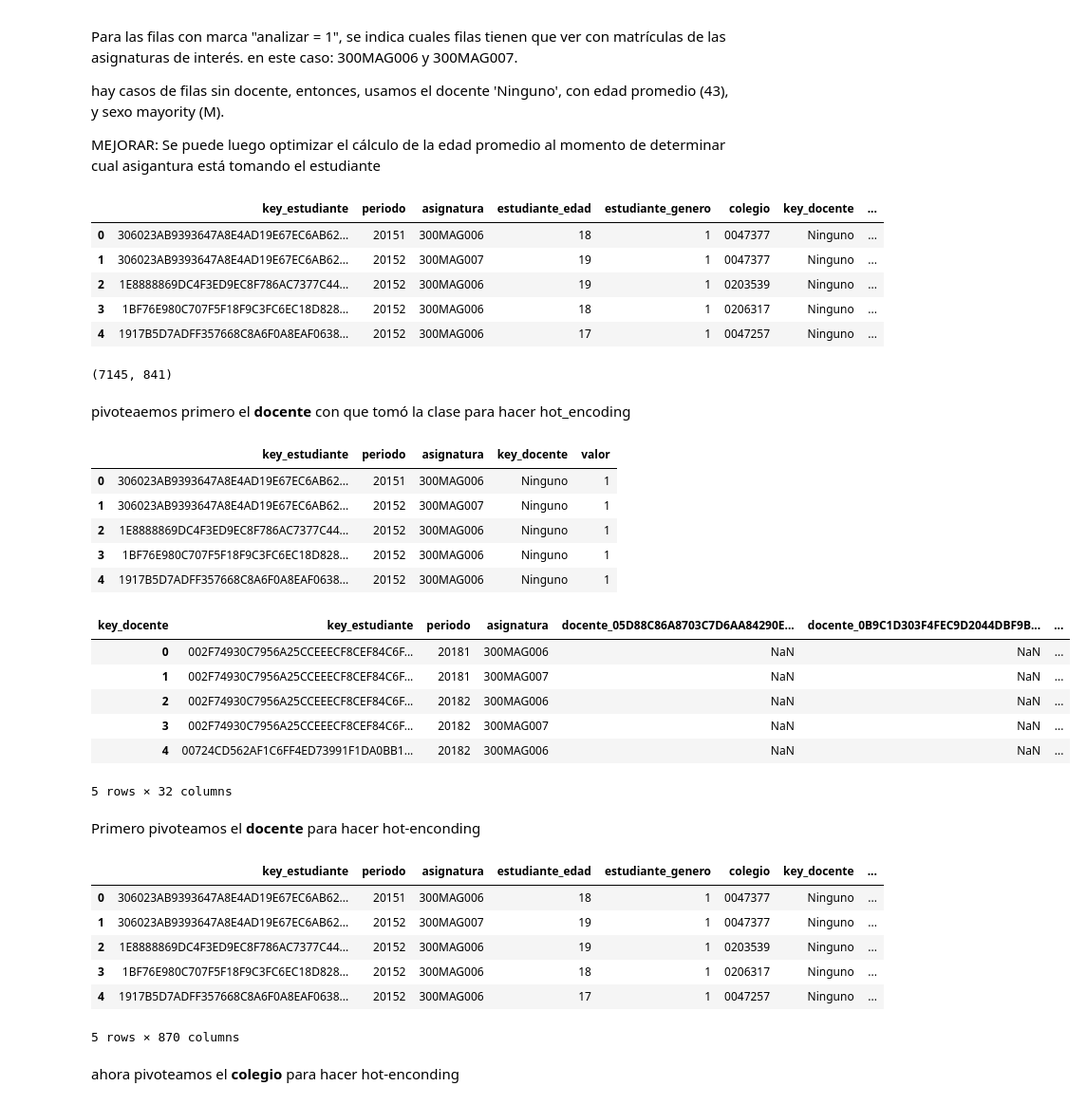
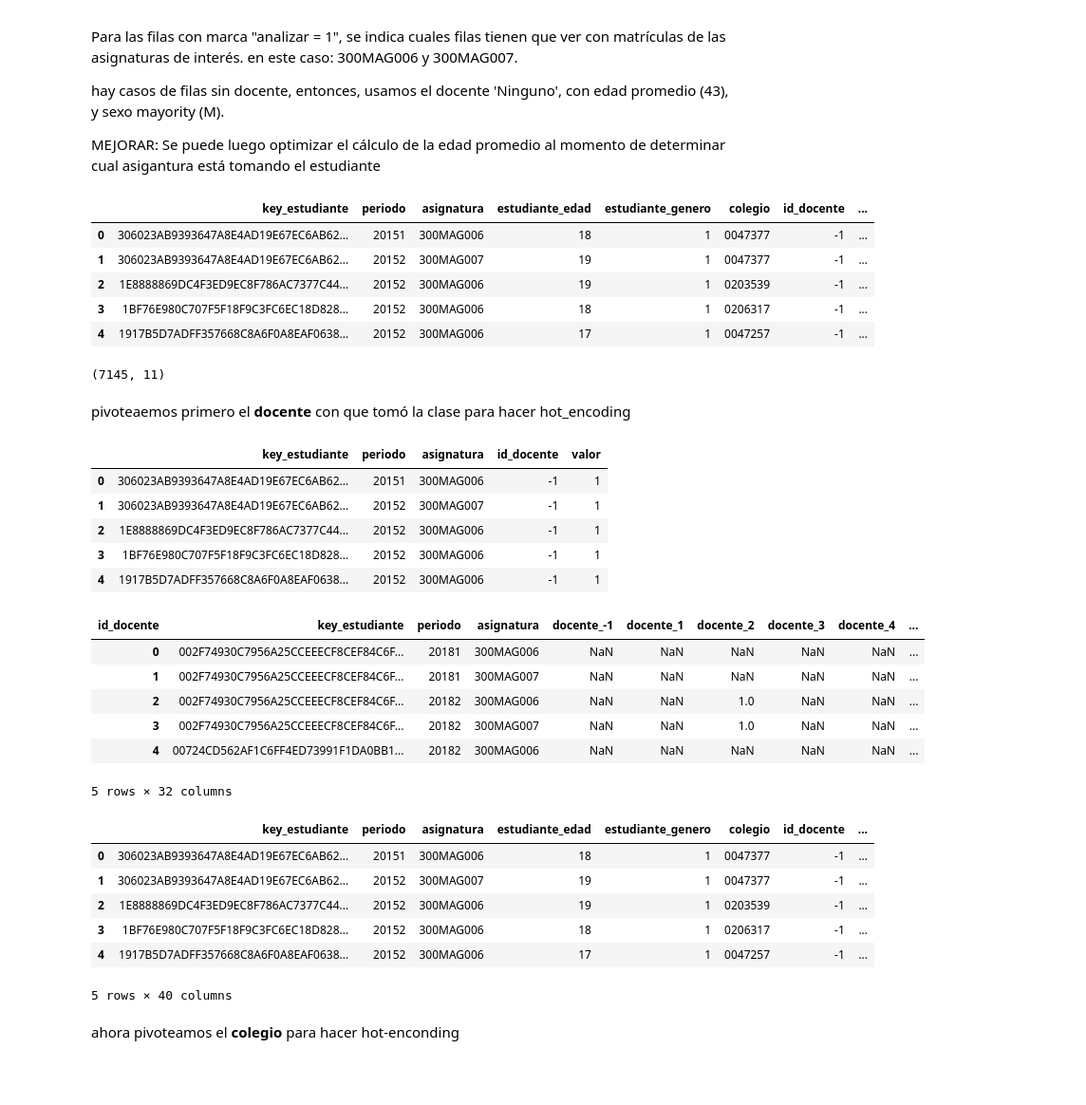
Before and after one commit to jaimereinoso2/pg2, a Jupyter notebook: prepararDATOS.ipynb, the cells around one changed output. Shown: that part at 95% size. Saved outputs shown, nothing was run; the diff lists cells and outputs as text; code cells hidden in the pictures; blank space fills up the shorter version.

Commit message:
terminé todas las transformaciones e inicié a crear DATOS_LIMPIOS

```diff
--- a/prepararDATOS.ipynb
+++ b/prepararDATOS.ipynb
@@ -74,7 +74,7 @@ query = """
     SELECT  ma.key_estudiante, ma.periodo, ma.asignatura,
 		TIMESTAMPDIFF(YEAR,e.birthdate,p.fecha_inicio) estudiante_edad,
         e.sex estudiante_genero, IFNULL(e.cod_colegio,'Ninguno') colegio,
-        IFNULL(ma.key_docente,'Ninguno') key_docente, IFNULL(d.sex,1) docente_genero,
+        IFNULL(d.id_docente,-1) id_docente, IFNULL(d.sex,1) docente_genero,
         IFNULL(TIMESTAMPDIFF(YEAR,d.birthdate,p.fecha_inicio),43) docente_edad,
         ma.estado, IFNULL(CAST(ma.nota AS DECIMAL(10,2)),-1) nota
     FROM f_matriculasAsignaturas ma
@@ -90,60 +90,58 @@ query = """
 DATOS = pd.read_sql(query, con=motor)
 DATOS.head()
 # %% [output]
-|  | key_estudiante | periodo | asignatura | estudiante_edad | estudiante_genero | colegio | key_docente | ... |
-| 0 | 306023AB9393647A8E4AD19E67EC6AB62... | 20151 | 300MAG006 | 18 | 1 | 0047377 | Ninguno | ... |
-| 1 | 306023AB9393647A8E4AD19E67EC6AB62... | 20152 | 300MAG007 | 19 | 1 | 0047377 | Ninguno | ... |
-| 2 | 1E8888869DC4F3ED9EC8F786AC7377C44... | 20152 | 300MAG006 | 19 | 1 | 0203539 | Ninguno | ... |
-| 3 | 1BF76E980C707F5F18F9C3FC6EC18D828... | 20152 | 300MAG006 | 18 | 1 | 0206317 | Ninguno | ... |
-| 4 | 1917B5D7ADFF357668C8A6F0A8EAF0638... | 20152 | 300MAG006 | 17 | 1 | 0047257 | Ninguno | ... |
+|  | key_estudiante | periodo | asignatura | estudiante_edad | estudiante_genero | colegio | id_docente | ... |
+| 0 | 306023AB9393647A8E4AD19E67EC6AB62... | 20151 | 300MAG006 | 18 | 1 | 0047377 | -1 | ... |
+| 1 | 306023AB9393647A8E4AD19E67EC6AB62... | 20152 | 300MAG007 | 19 | 1 | 0047377 | -1 | ... |
+| 2 | 1E8888869DC4F3ED9EC8F786AC7377C44... | 20152 | 300MAG006 | 19 | 1 | 0203539 | -1 | ... |
+| 3 | 1BF76E980C707F5F18F9C3FC6EC18D828... | 20152 | 300MAG006 | 18 | 1 | 0206317 | -1 | ... |
+| 4 | 1917B5D7ADFF357668C8A6F0A8EAF0638... | 20152 | 300MAG006 | 17 | 1 | 0047257 | -1 | ... |
 # %%
 DATOS.shape
 # %% [output]
-(7145, 841)
+(7145, 11)
 # %% [markdown]
 pivoteaemos primero el **docente** con que tomó la clase para hacer hot_encoding
 # %%
-temp = DATOS[['key_estudiante','periodo','asignatura','key_docente']].copy()
+temp = DATOS[['key_estudiante','periodo','asignatura','id_docente']].copy()
 temp['valor'] = 1
 temp.head()
 # %% [output]
-|  | key_estudiante | periodo | asignatura | key_docente | valor |
-| 0 | 306023AB9393647A8E4AD19E67EC6AB62... | 20151 | 300MAG006 | Ninguno | 1 |
-| 1 | 306023AB9393647A8E4AD19E67EC6AB62... | 20152 | 300MAG007 | Ninguno | 1 |
-| 2 | 1E8888869DC4F3ED9EC8F786AC7377C44... | 20152 | 300MAG006 | Ninguno | 1 |
-| 3 | 1BF76E980C707F5F18F9C3FC6EC18D828... | 20152 | 300MAG006 | Ninguno | 1 |
-| 4 | 1917B5D7ADFF357668C8A6F0A8EAF0638... | 20152 | 300MAG006 | Ninguno | 1 |
+|  | key_estudiante | periodo | asignatura | id_docente | valor |
+| 0 | 306023AB9393647A8E4AD19E67EC6AB62... | 20151 | 300MAG006 | -1 | 1 |
+| 1 | 306023AB9393647A8E4AD19E67EC6AB62... | 20152 | 300MAG007 | -1 | 1 |
+| 2 | 1E8888869DC4F3ED9EC8F786AC7377C44... | 20152 | 300MAG006 | -1 | 1 |
+| 3 | 1BF76E980C707F5F18F9C3FC6EC18D828... | 20152 | 300MAG006 | -1 | 1 |
+| 4 | 1917B5D7ADFF357668C8A6F0A8EAF0638... | 20152 | 300MAG006 | -1 | 1 |
 # %%
-temp_pivot = temp.pivot(index=['key_estudiante','periodo','asignatura'], columns='key_docente', values='valor').reset_index()
+temp_pivot = temp.pivot(index=['key_estudiante','periodo','asignatura'], columns='id_docente', values='valor').reset_index()
 temp_pivot = temp_pivot.add_prefix('docente_')
 temp_pivot.rename(columns={'docente_key_estudiante':'key_estudiante',
                            'docente_periodo':'periodo',
                            'docente_asignatura':'asignatura'},
                            inplace=True)
 temp_pivot.head()
 # %% [output]
-| key_docente | key_estudiante | periodo | asignatura | docente_05D88C86A8703C7D6AA84290E... | docente_0B9C1D303F4FEC9D2044DBF9B... | ... |
-| 0 | 002F74930C7956A25CCEEECF8CEF84C6F... | 20181 | 300MAG006 | NaN | NaN | ... |
-| 1 | 002F74930C7956A25CCEEECF8CEF84C6F... | 20181 | 300MAG007 | NaN | NaN | ... |
-| 2 | 002F74930C7956A25CCEEECF8CEF84C6F... | 20182 | 300MAG006 | NaN | NaN | ... |
-| 3 | 002F74930C7956A25CCEEECF8CEF84C6F... | 20182 | 300MAG007 | NaN | NaN | ... |
-| 4 | 00724CD562AF1C6FF4ED73991F1DA0BB1... | 20182 | 300MAG006 | NaN | NaN | ... |
+| id_docente | key_estudiante | periodo | asignatura | docente_-1 | docente_1 | docente_2 | docente_3 | docente_4 | ... |
+| 0 | 002F74930C7956A25CCEEECF8CEF84C6F... | 20181 | 300MAG006 | NaN | NaN | NaN | NaN | NaN | ... |
+| 1 | 002F74930C7956A25CCEEECF8CEF84C6F... | 20181 | 300MAG007 | NaN | NaN | NaN | NaN | NaN | ... |
+| 2 | 002F74930C7956A25CCEEECF8CEF84C6F... | 20182 | 300MAG006 | NaN | NaN | 1.0 | NaN | NaN | ... |
+| 3 | 002F74930C7956A25CCEEECF8CEF84C6F... | 20182 | 300MAG007 | NaN | NaN | 1.0 | NaN | NaN | ... |
+| 4 | 00724CD562AF1C6FF4ED73991F1DA0BB1... | 20182 | 300MAG006 | NaN | NaN | NaN | NaN | NaN | ... |
 5 rows × 32 columns
-# %% [markdown]
-Primero pivoteamos el **docente** para hacer hot-enconding
 # %%
 DATOS = DATOS.merge(temp_pivot, on=['key_estudiante','periodo','asignatura'], how='left')
 DATOS = DATOS.fillna(0) # 0: no tomó la clase con ese docente.  1: si la tomó con ese docente
 # %%
 DATOS.head()
 # %% [output]
-|  | key_estudiante | periodo | asignatura | estudiante_edad | estudiante_genero | colegio | key_docente | ... |
-| 0 | 306023AB9393647A8E4AD19E67EC6AB62... | 20151 | 300MAG006 | 18 | 1 | 0047377 | Ninguno | ... |
-| 1 | 306023AB9393647A8E4AD19E67EC6AB62... | 20152 | 300MAG007 | 19 | 1 | 0047377 | Ninguno | ... |
-| 2 | 1E8888869DC4F3ED9EC8F786AC7377C44... | 20152 | 300MAG006 | 19 | 1 | 0203539 | Ninguno | ... |
-| 3 | 1BF76E980C707F5F18F9C3FC6EC18D828... | 20152 | 300MAG006 | 18 | 1 | 0206317 | Ninguno | ... |
-| 4 | 1917B5D7ADFF357668C8A6F0A8EAF0638... | 20152 | 300MAG006 | 17 | 1 | 0047257 | Ninguno | ... |
+|  | key_estudiante | periodo | asignatura | estudiante_edad | estudiante_genero | colegio | id_docente | ... |
+| 0 | 306023AB9393647A8E4AD19E67EC6AB62... | 20151 | 300MAG006 | 18 | 1 | 0047377 | -1 | ... |
+| 1 | 306023AB9393647A8E4AD19E67EC6AB62... | 20152 | 300MAG007 | 19 | 1 | 0047377 | -1 | ... |
+| 2 | 1E8888869DC4F3ED9EC8F786AC7377C44... | 20152 | 300MAG006 | 19 | 1 | 0203539 | -1 | ... |
+| 3 | 1BF76E980C707F5F18F9C3FC6EC18D828... | 20152 | 300MAG006 | 18 | 1 | 0206317 | -1 | ... |
+| 4 | 1917B5D7ADFF357668C8A6F0A8EAF0638... | 20152 | 300MAG006 | 17 | 1 | 0047257 | -1 | ... |
-5 rows × 870 columns
+5 rows × 40 columns
 # %% [markdown]
 ahora pivoteamos el **colegio** para hacer hot-enconding
 # %%
```
Also changed, not shown: parts of 62 cells of this notebook, 3 other files.
